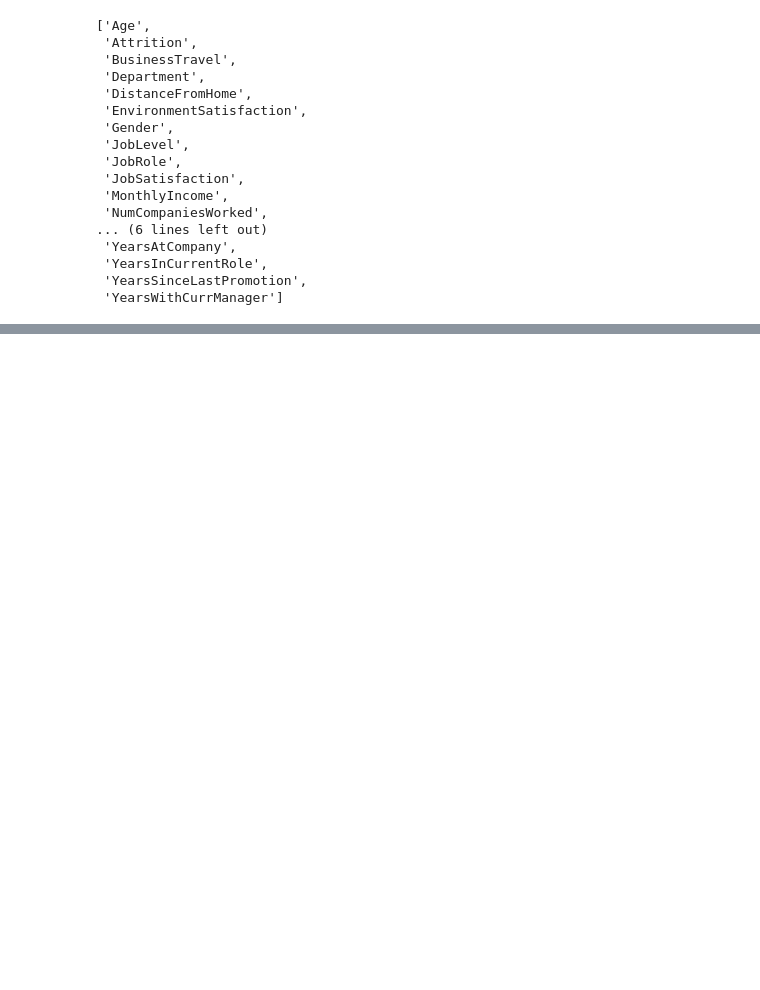
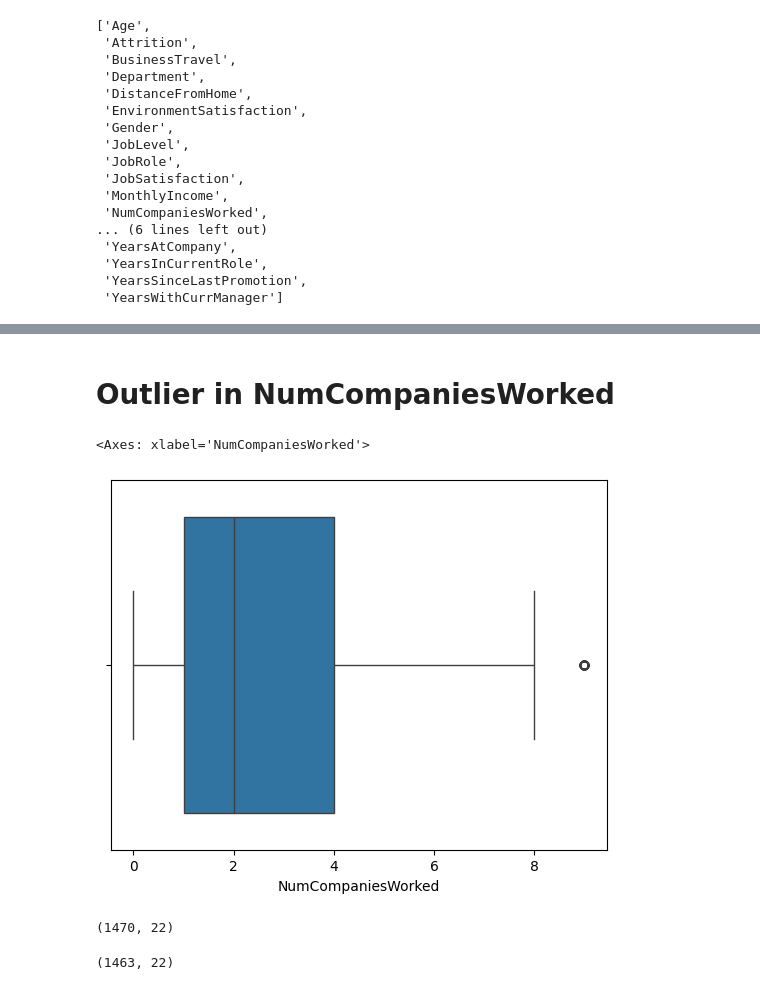
Before and after one commit to RajiReddy15/Employee-Attrition-Prediction-HR-Analytics-, a Jupyter notebook: scripts/datacleaning.ipynb, the cells around one changed output, grey strips where cells are left out. Drawn from its saved outputs; the diff is of its cells as text; code cells hidden in the pictures; blank space fills up the shorter version.

Commit message:
outliers

```diff
--- a/scripts/datacleaning.ipynb
+++ b/scripts/datacleaning.ipynb
@@ -301,0 +333,29 @@ np.int64(0)
+# %%
+suspicious_income = df[
+    (df['MonthlyIncome'] > 16595) &   # very high salary
+    (df['Age'] < 30) &                # but too young
+    (df['JobLevel'] <= 2)             # and low job level
+]
+suspicious_income
+df=df.drop(suspicious_income.index)
+# %% [markdown]
+#  Outlier in NumCompaniesWorked
+# %%
+sns.boxplot(x=df['NumCompaniesWorked'])
+# %% [output]
+<Axes: xlabel='NumCompaniesWorked'>
+[figure, added]
+# %%
+suspicious_companies = df[
+    (df['NumCompaniesWorked'] == 9) &
+    (df['TotalWorkingYears'] < 10) &
+    ((df['Age'] < 30) | (df['JobLevel'] > 3))
+]
+print(df.shape)
+df=df.drop(suspicious_companies.index)
+# %% [output]
+(1470, 22)
+# %%
+df.shape
+# %% [output]
+(1463, 22)
```
Also changed, not shown: parts of 23 cells of this notebook.
